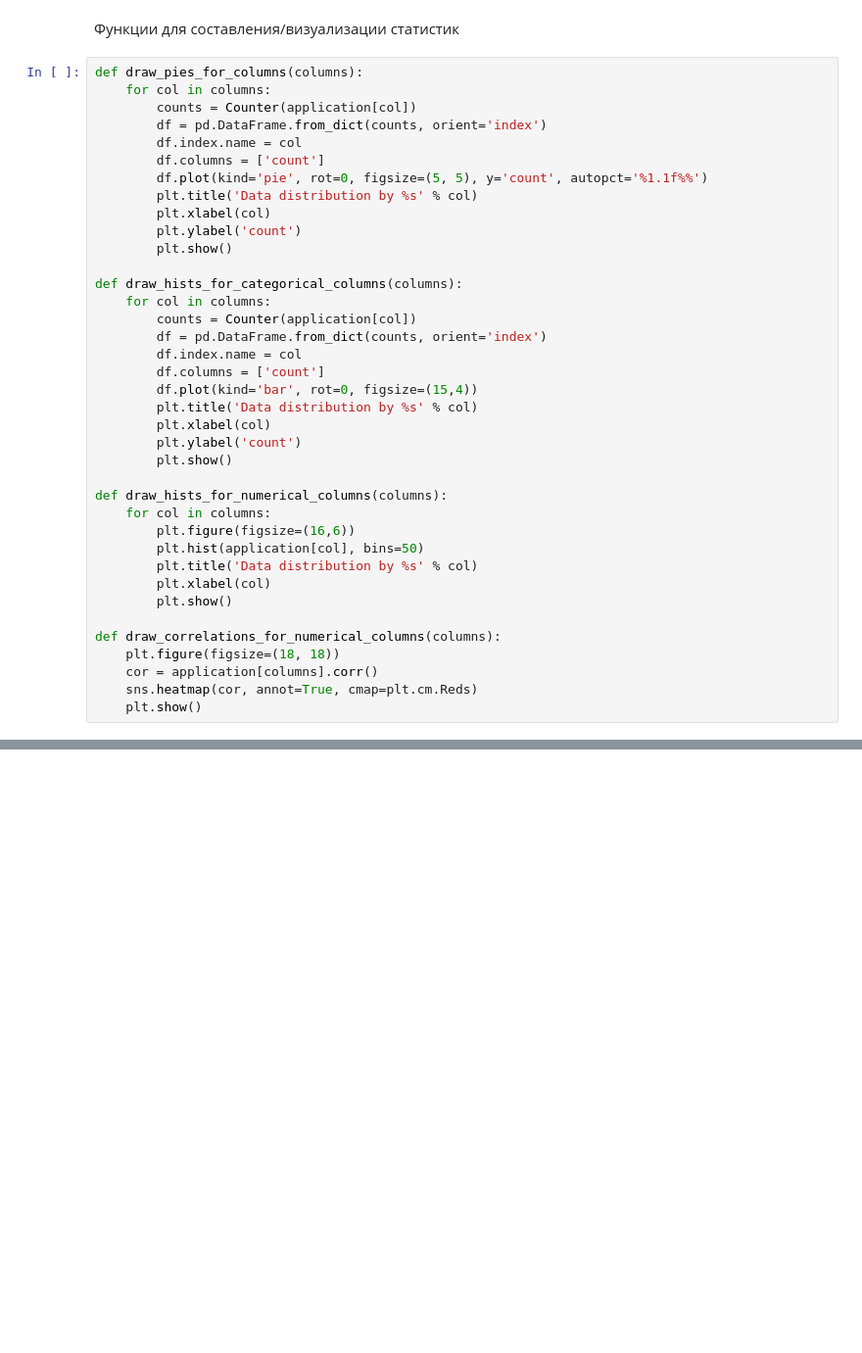
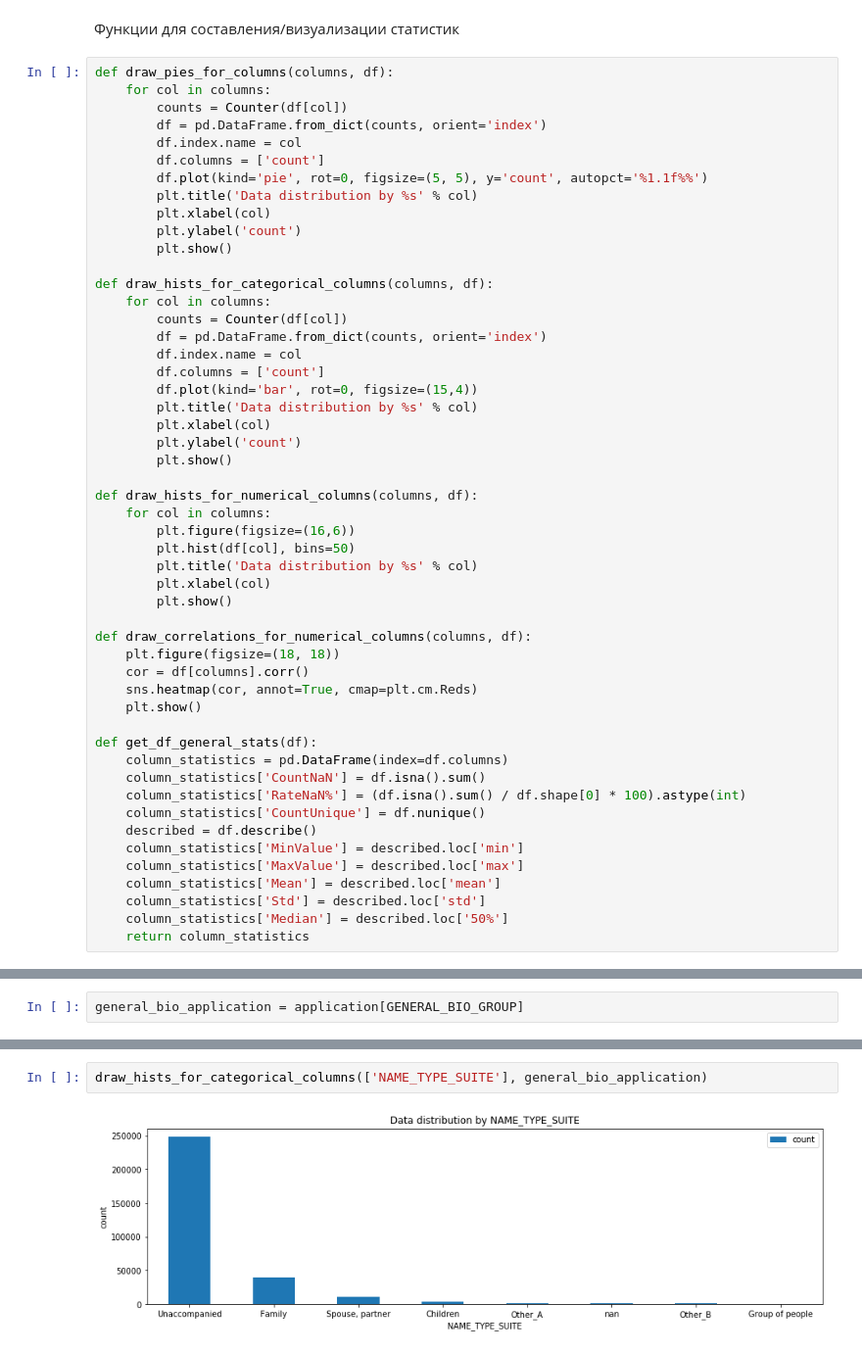
Before and after one commit to nuwanda57/HomeCredit1, a Jupyter notebook: exploration.ipynb, the cells around one changed output, grey strips where cells are left out. Shown: that part at 98% size. Drawn from its saved outputs; the diff is of its cells as text; blank space fills up the shorter version.

```diff
--- a/exploration.ipynb
+++ b/exploration.ipynb
@@ -120,9 +120,9 @@ import seaborn as sns
 # %% [markdown]
 Функции для составления/визуализации статистик
 # %%
-def draw_pies_for_columns(columns):
+def draw_pies_for_columns(columns, df):
     for col in columns:
-        counts = Counter(application[col])
+        counts = Counter(df[col])
         df = pd.DataFrame.from_dict(counts, orient='index')
         df.index.name = col
         df.columns = ['count']
@@ -132,9 +132,9 @@ def draw_pies_for_columns(columns):
         plt.ylabel('count')
         plt.show()
 
-def draw_hists_for_categorical_columns(columns):
+def draw_hists_for_categorical_columns(columns, df):
     for col in columns:
-        counts = Counter(application[col])
+        counts = Counter(df[col])
         df = pd.DataFrame.from_dict(counts, orient='index')
         df.index.name = col
         df.columns = ['count']
@@ -144,16 +144,29 @@ def draw_hists_for_categorical_columns(columns):
         plt.ylabel('count')
         plt.show()
 
-def draw_hists_for_numerical_columns(columns):
+def draw_hists_for_numerical_columns(columns, df):
     for col in columns:
         plt.figure(figsize=(16,6))
-        plt.hist(application[col], bins=50)
+        plt.hist(df[col], bins=50)
         plt.title('Data distribution by %s' % col)
         plt.xlabel(col)
         plt.show()
 
-def draw_correlations_for_numerical_columns(columns):
+def draw_correlations_for_numerical_columns(columns, df):
     plt.figure(figsize=(18, 18))
-    cor = application[columns].corr()
+    cor = df[columns].corr()
     sns.heatmap(cor, annot=True, cmap=plt.cm.Reds)
     plt.show()
+
+def get_df_general_stats(df):
+    column_statistics = pd.DataFrame(index=df.columns)
+    column_statistics['CountNaN'] = df.isna().sum()
+    column_statistics['RateNaN%'] = (df.isna().sum() / df.shape[0] * 100).astype(int)
+    column_statistics['CountUnique'] = df.nunique()
+    described = df.describe()
+    column_statistics['MinValue'] = described.loc['min']
+    column_statistics['MaxValue'] = described.loc['max']
+    column_statistics['Mean'] = described.loc['mean']
+    column_statistics['Std'] = described.loc['std']
+    column_statistics['Median'] = described.loc['50%']
+    return column_statistics
@@ -159,0 +179,2 @@ def draw_correlations_for_numerical_columns(columns):
+# %%
+general_bio_application = application[GENERAL_BIO_GROUP]
@@ -159,0 +216,4 @@ def draw_correlations_for_numerical_columns(columns):
+# %%
+draw_hists_for_categorical_columns(['NAME_TYPE_SUITE'], general_bio_application)
+# %% [output]
+[figure, added]
```
Also changed, not shown: parts of 11 cells of this notebook.
